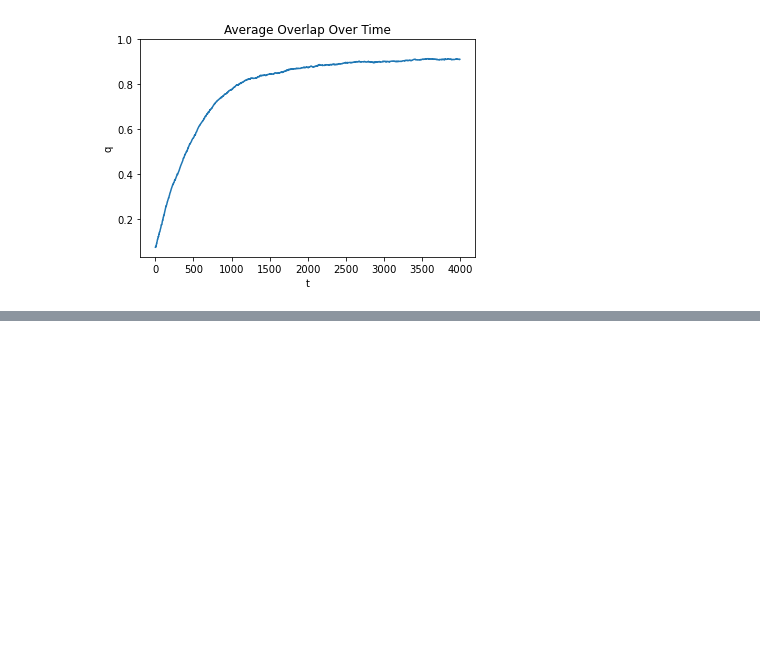
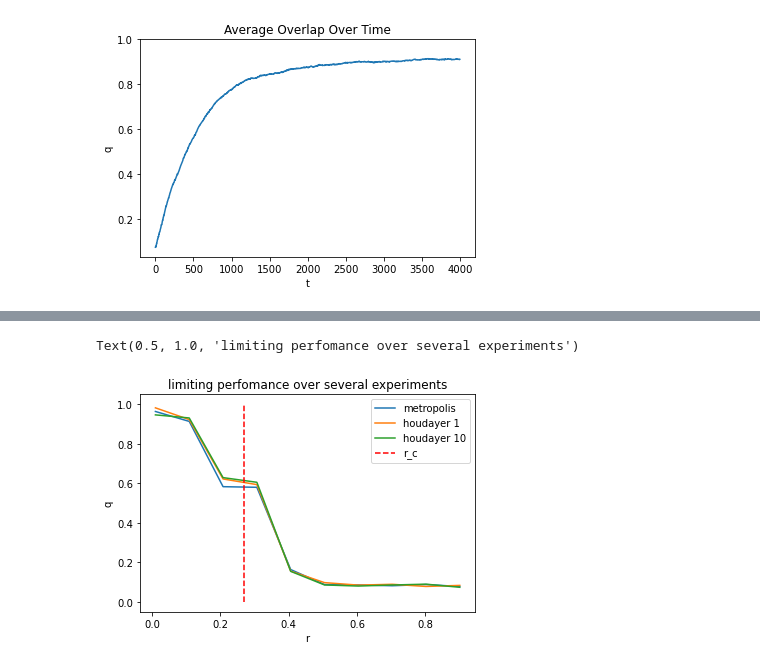
Before and after one commit to galannp/Markov, a Jupyter notebook: notebook/testing_david.ipynb, the cells around one changed output, grey strips where cells are left out. Saved outputs shown, nothing was run; the diff lists cells and outputs as text; code cells hidden in the pictures; blank space fills up the shorter version.

```diff
--- a/notebook/testing_david.ipynb
+++ b/notebook/testing_david.ipynb
@@ -130,0 +264,14 @@ Average limiting overlap: 0.9111
+# %%
+# Plotting the limiting perfomance as a function of r
+plt.figure(figsize=(8, 8))
+plt.plot(r_list, q_metr_lim)
+plt.plot(r_list, q_h1_lim)
+plt.plot(r_list, q_h10_lim)
+plt.plot([r_c, r_c], [0, 1], 'r--', ) # plotting the phase transition
+plt.legend(["metropolis", "houdayer 1", "houdayer 10", "r_c"])
+plt.xlabel("r")
+plt.ylabel("q")
+plt.title("limiting perfomance over several experiments", fontdict={"fontsize":25})
+# %% [output]
+Text(0.5, 1.0, 'limiting perfomance over several experiments')
+[figure, added]
```
Also changed, not shown: parts of 12 cells of this notebook, 2 other files.
